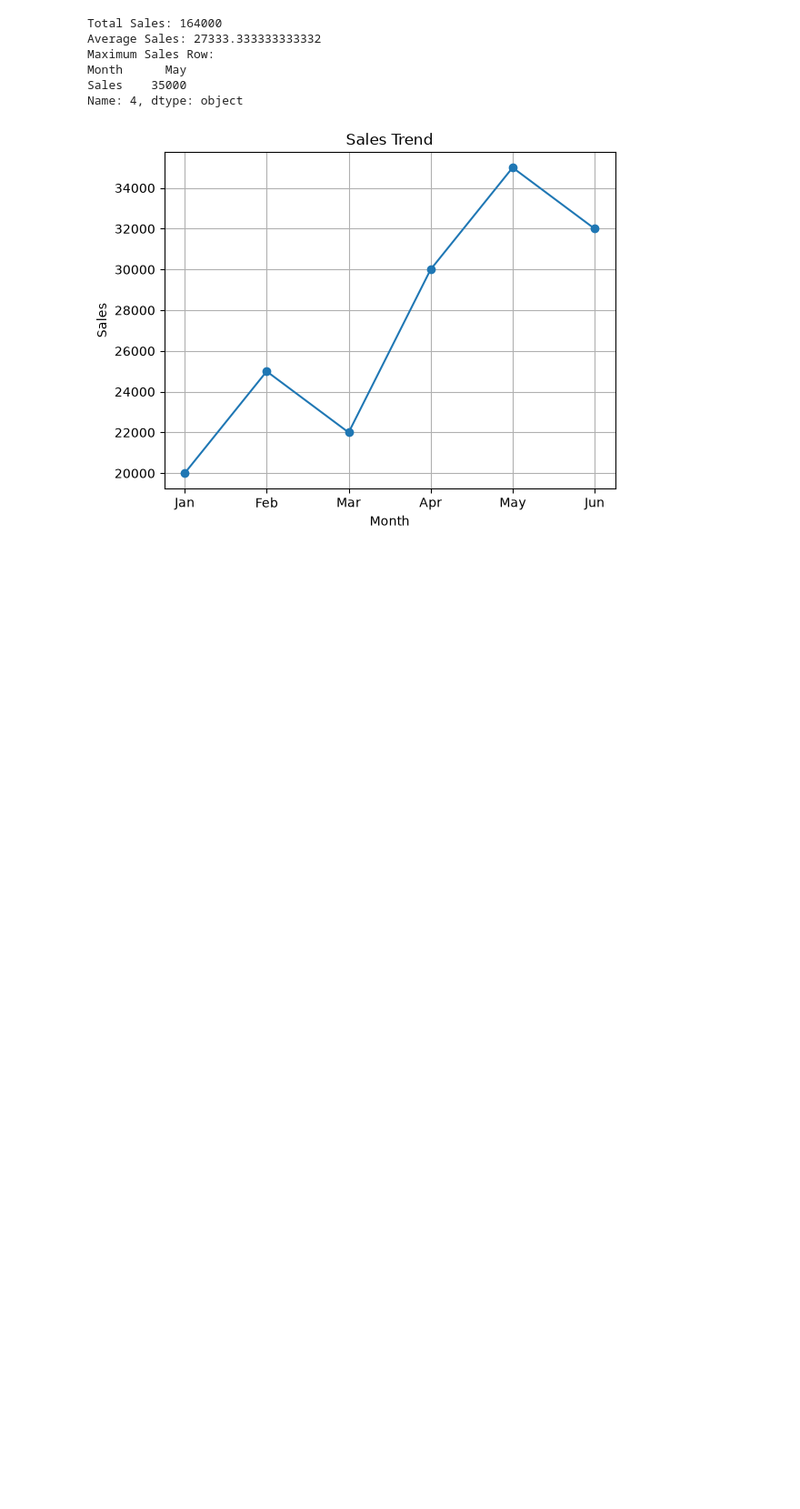
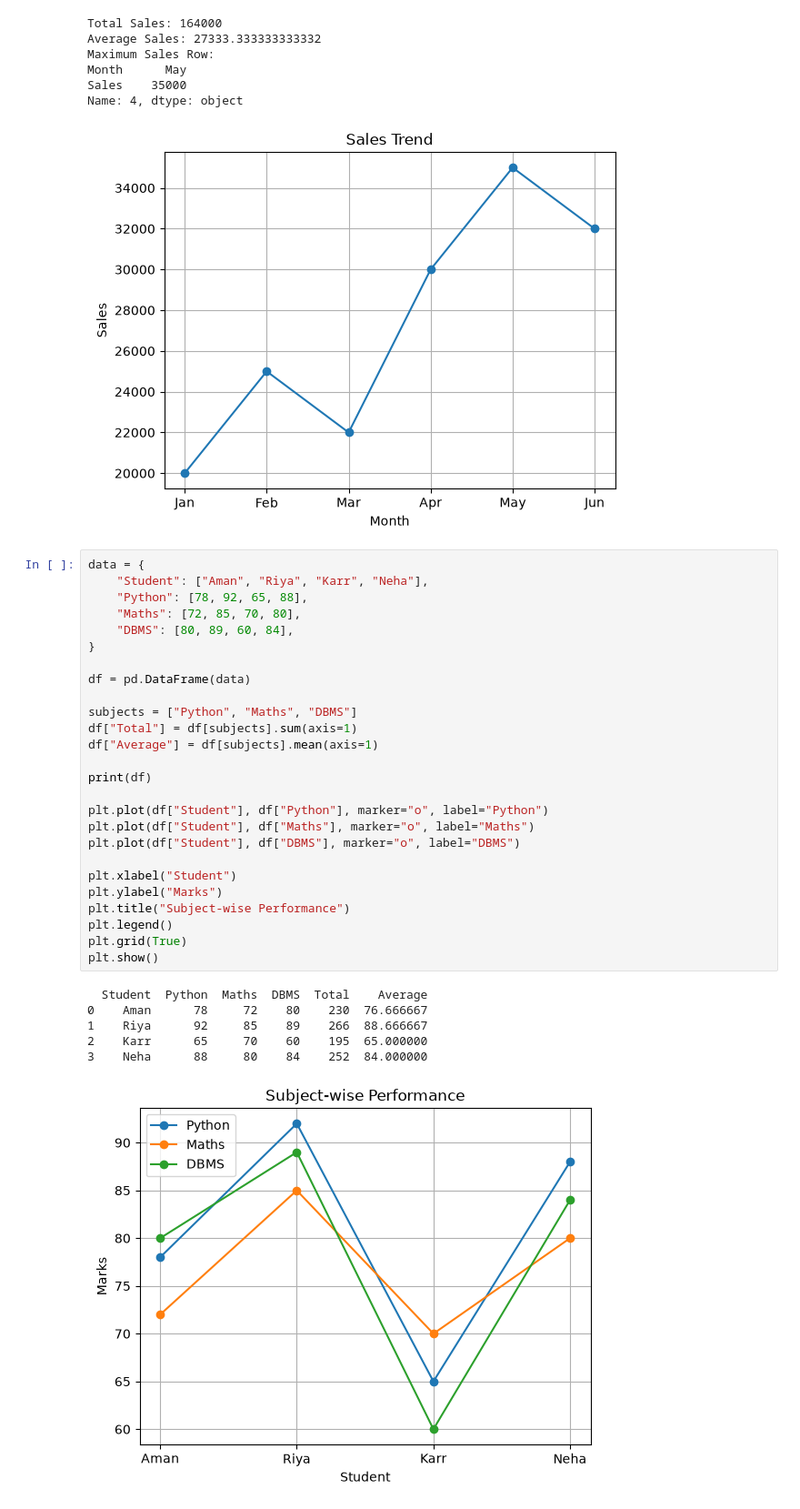
Before and after one commit to shivanshpandey300707-hub/C, a Jupyter notebook: html/site/python/test.ipynb, the cells around one changed output. Shown at 91% size. Cells and saved outputs as stored; diff of their text form; blank space fills up the shorter version.

Commit message:
Implement code changes to enhance functionality and improve performance

```diff
--- a/html/site/python/test.ipynb
+++ b/html/site/python/test.ipynb
@@ -78,3 +78,36 @@ Month      May
 Sales    35000
 Name: 4, dtype: object
 [figure]
+# %%
+data = {
+    "Student": ["Aman", "Riya", "Karr", "Neha"],
+    "Python": [78, 92, 65, 88],
+    "Maths": [72, 85, 70, 80],
+    "DBMS": [80, 89, 60, 84],
+}
+
+df = pd.DataFrame(data)
+
+subjects = ["Python", "Maths", "DBMS"]
+df["Total"] = df[subjects].sum(axis=1)
+df["Average"] = df[subjects].mean(axis=1)
+
+print(df)
+
+plt.plot(df["Student"], df["Python"], marker="o", label="Python")
+plt.plot(df["Student"], df["Maths"], marker="o", label="Maths")
+plt.plot(df["Student"], df["DBMS"], marker="o", label="DBMS")
+
+plt.xlabel("Student")
+plt.ylabel("Marks")
+plt.title("Subject-wise Performance")
+plt.legend()
+plt.grid(True)
+plt.show()
+# %% [output]
+  Student  Python  Maths  DBMS  Total    Average
+0    Aman      78     72    80    230  76.666667
+1    Riya      92     85    89    266  88.666667
+2    Karr      65     70    60    195  65.000000
+3    Neha      88     80    84    252  84.000000
+[figure, added]
```
